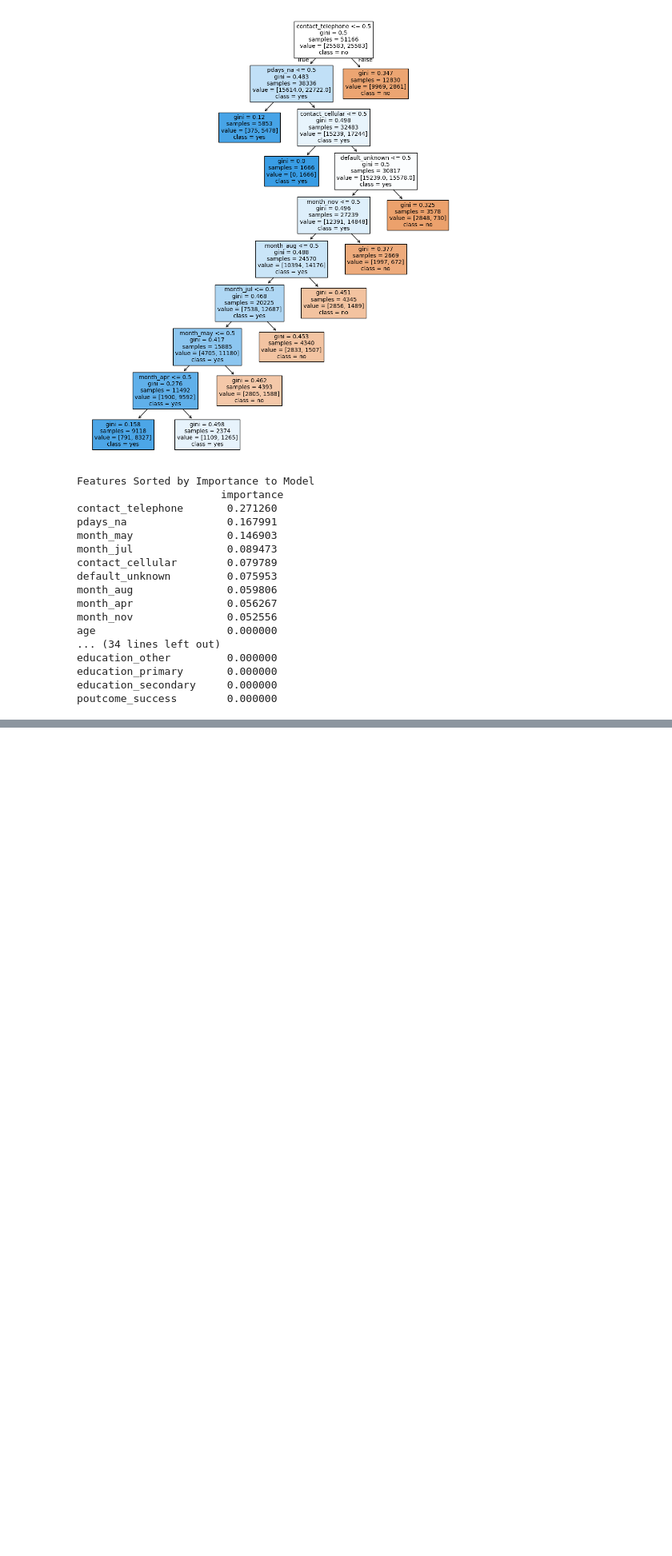
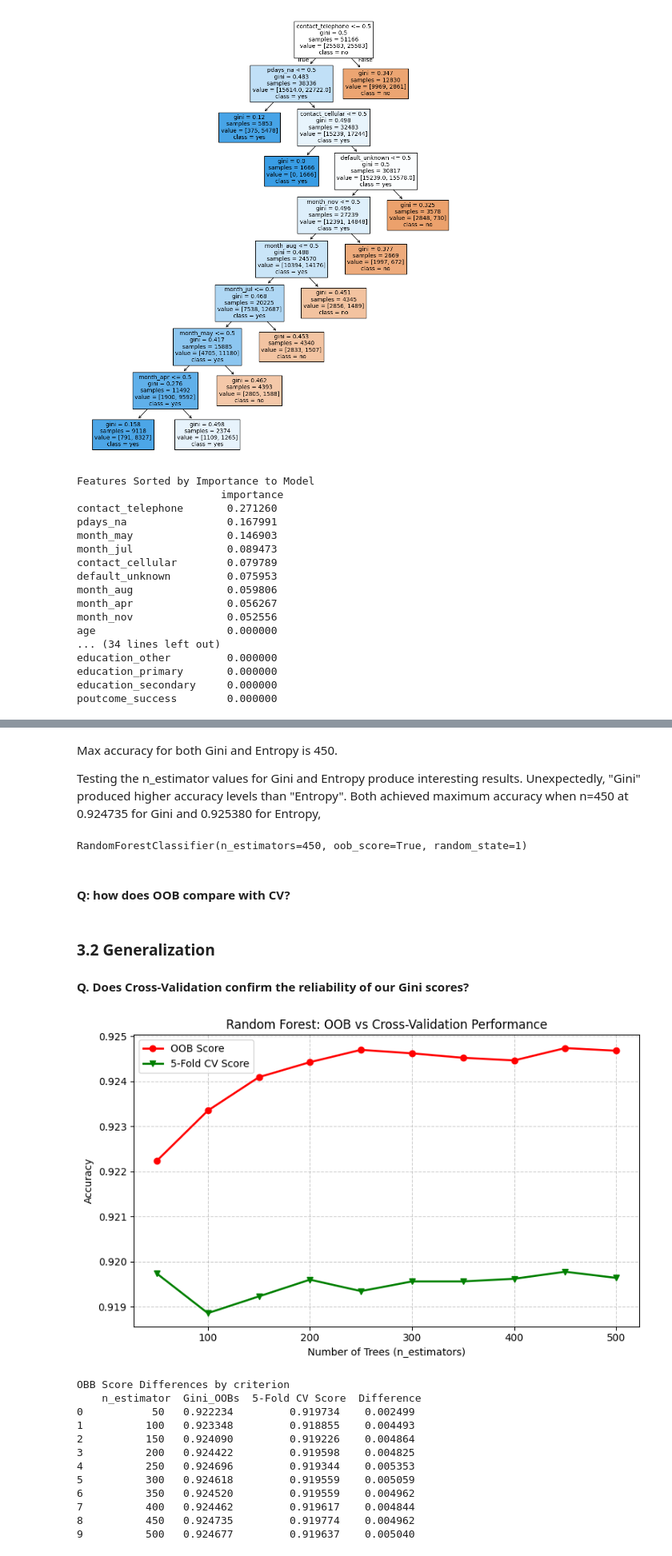
Before and after one commit to mcastro64/Data622, a Jupyter notebook: Assignment2/MC-Assignment2-Exploration-code.ipynb, the cells around one changed output, grey strips where cells are left out. Shown at 80% size. Saved outputs shown, nothing was run; the diff lists cells and outputs as text; code cells hidden in the pictures; blank space fills up the shorter version.

```diff
--- a/Assignment2/MC-Assignment2-Exploration-code.ipynb
+++ b/Assignment2/MC-Assignment2-Exploration-code.ipynb
@@ -209,7 +217,7 @@ The chart above shows that the model scores produces its highest accuracy for th
 alpha_loop_values = []
 for ccp_alpha in ccp_alphas:
     clf_dt = DecisionTreeClassifier(random_state=13, ccp_alpha=ccp_alpha, criterion='gini', min_impurity_decrease=0.003)
-    scores = cross_val_score(clf_dt, X_train_resampled, y_train_resampled, cv=5)
+    scores = cross_val_score(clf_dt, X_train_resampled, y_train_resampled, cv=10)
     alpha_loop_values.append([ccp_alpha, np.mean(scores), np.std(scores)])
 
 alpha_results = pd.DataFrame(alpha_loop_values, columns=['alpha','mean_accuracy', 'std'])
@@ -328,0 +426,63 @@ df.plot(x='n', y='oobScore')
+# %% [markdown]
+Max accuracy for both Gini and Entropy is 450.
+
+Testing the n_estimator values for Gini and Entropy produce interesting results. Unexpectedly, "Gini" produced higher accuracy levels than "Entropy". Both achieved maximum accuracy when n=450 at 0.924735 for Gini and 0.925380 for Entropy,
+# %%
+# init RF using best n_estimator
+from sklearn.ensemble import RandomForestClassifier
+
+rf = RandomForestClassifier(n_estimators=450, random_state=1, oob_score=True)
+rf.fit(X_train_resampled, y_train_resampled)
+# %% [output]
+RandomForestClassifier(n_estimators=450, oob_score=True, random_state=1)
+# %% [markdown]
+###
+#### Q: how does OOB compare with CV?
+# %% [markdown]
+### 3.2 Generalization
+#### Q. Does Cross-Validation confirm the reliability of our Gini scores?
+# %%
+# loop through list of estimators and perform 5 k-Fold cross validation
+# save results to list
+oobScores_cv = []
+for n in n_estimator:
+
+    rf_cv = RandomForestClassifier(
+        n_estimators=n,
+        random_state=13,
+        n_jobs=-1
+    )
+    scores = cross_val_score(rf_cv, X_train_resampled, y_train_resampled, cv=5)
+    oobScores_cv.append(scores.mean())
+# %%
+# plot cv vs
+plt.figure(figsize=(8, 5))
+plt.plot(n_estimator, oobScores_gini, color='red', marker='o',  label='OOB Score', linewidth=2)
+plt.plot(n_estimator, oobScores_cv,  color='green', marker='v', label='5-Fold CV Score', linewidth=2)
+plt.title('Random Forest: OOB vs Cross-Validation Performance')
+plt.xlabel('Number of Trees (n_estimators)')
+plt.ylabel('Accuracy')
+plt.legend()
+plt.grid(True, linestyle='--', alpha=0.6)
+plt.tight_layout()
+plt.show()
+
+# print comparison table
+cv_df = pd.DataFrame({ 'n_estimator' : n_estimator, '5-Fold CV Score' : oobScores_cv })
+oob_scores = pd.merge(gini_df, cv_df, left_on='n_estimator', right_on='n_estimator', how='left')
+oob_scores['Difference'] = oob_scores['Gini_OOBs'] - oob_scores['5-Fold CV Score']
+print('\nOBB Score Differences by criterion \n', oob_scores)
+# %% [output]
+[figure, added]
+OBB Score Differences by criterion
+    n_estimator  Gini_OOBs  5-Fold CV Score  Difference
+0           50   0.922234         0.919734    0.002499
+1          100   0.923348         0.918855    0.004493
+2          150   0.924090         0.919226    0.004864
+3          200   0.924422         0.919598    0.004825
+4          250   0.924696         0.919344    0.005353
+5          300   0.924618         0.919559    0.005059
+6          350   0.924520         0.919559    0.004962
+7          400   0.924462         0.919617    0.004844
+8          450   0.924735         0.919774    0.004962
+9          500   0.924677         0.919637    0.005040
```
Also changed, not shown: parts of 40 cells of this notebook.
